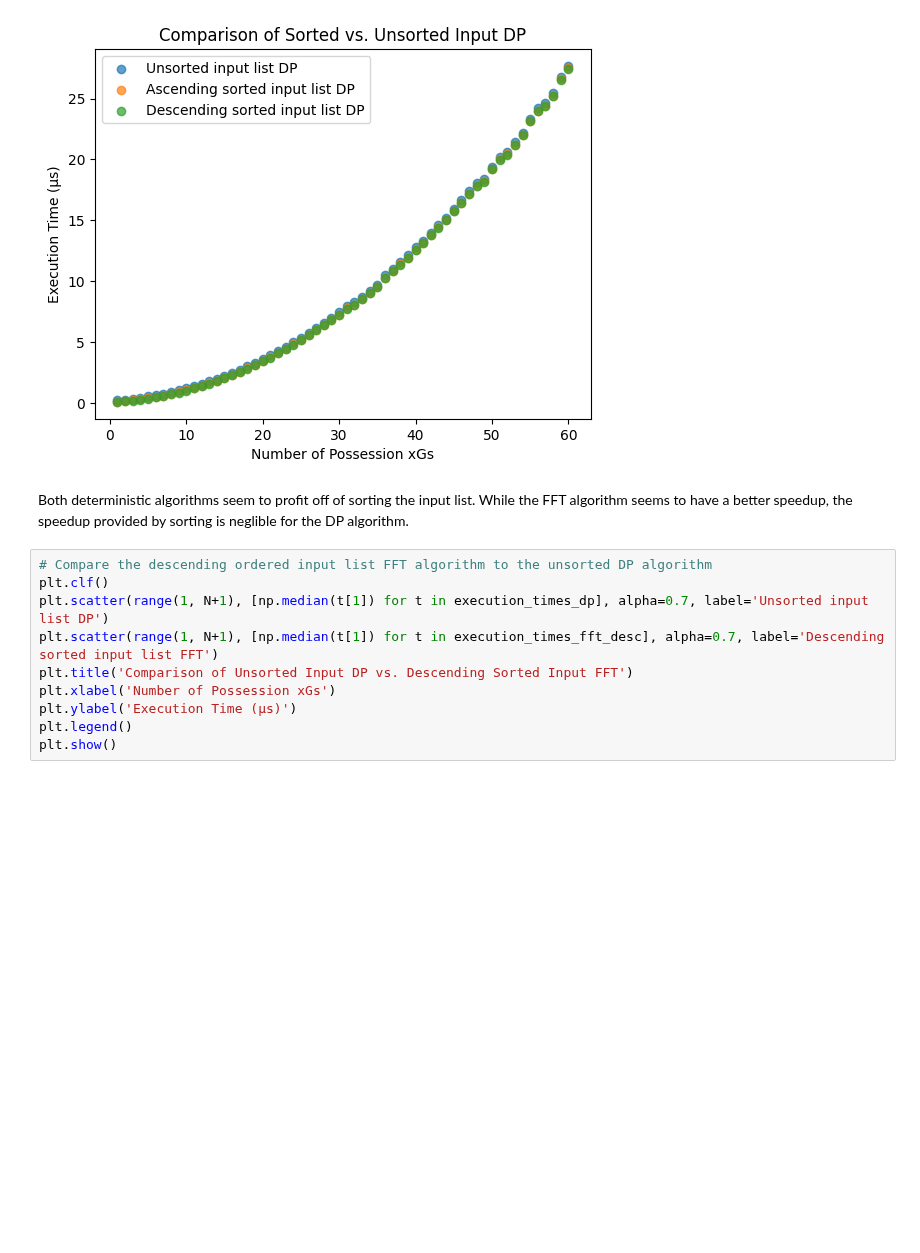
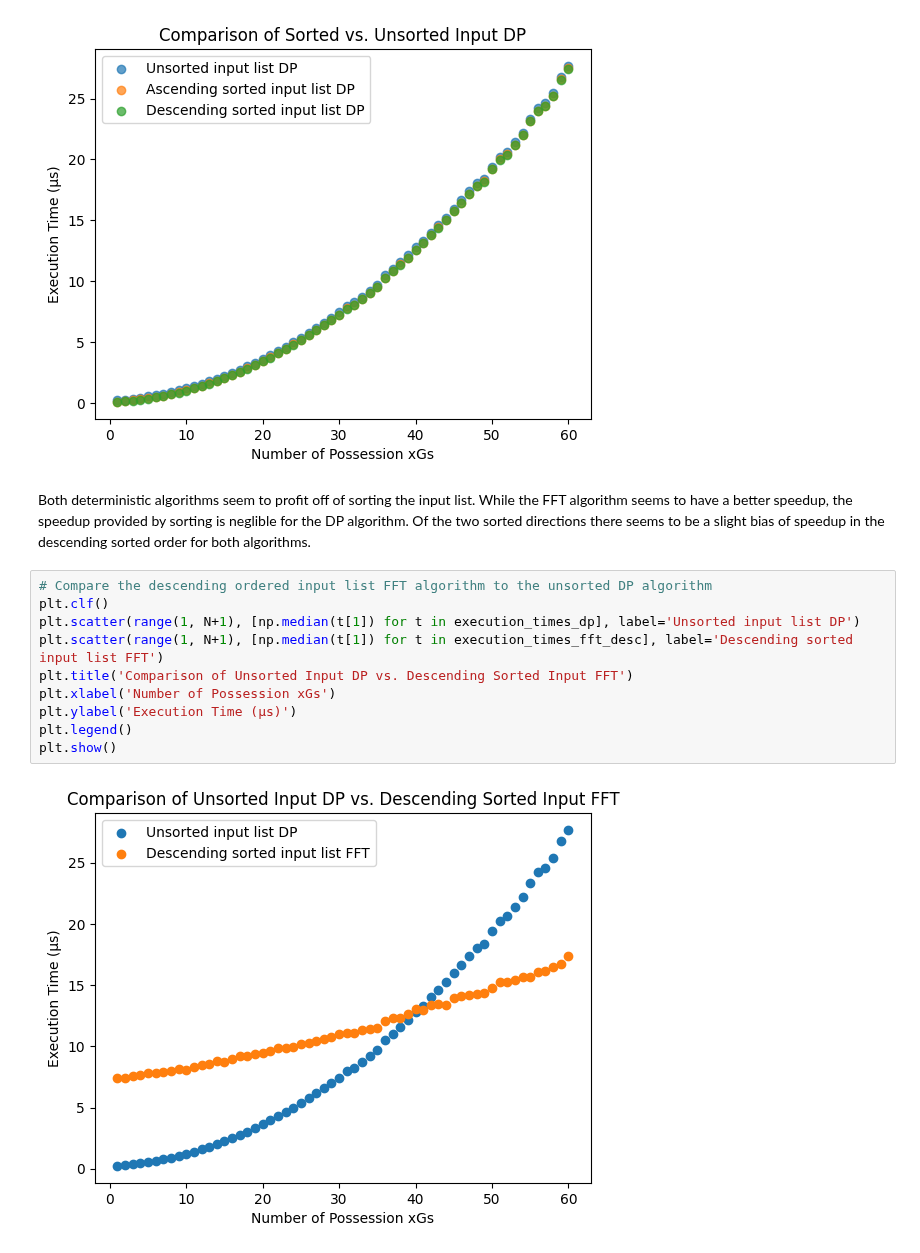
Before and after one commit to StrikerBadger/bachelor-thesis, a Jupyter notebook: performance_analysis.ipynb, the cells around one changed output. Cells and saved outputs as stored; diff of their text form; blank space fills up the shorter version.

```diff
--- a/performance_analysis.ipynb
+++ b/performance_analysis.ipynb
@@ -368,14 +368,16 @@ plt.show()
 # %% [output]
 [figure]
 # %% [markdown]
-Both deterministic algorithms seem to profit off of sorting the input list. While the FFT algorithm seems to have a better speedup, the speedup provided by sorting is neglible for the DP algorithm.
+Both deterministic algorithms seem to profit off of sorting the input list. While the FFT algorithm seems to have a better speedup, the speedup provided by sorting is neglible for the DP algorithm. Of the two sorted directions there seems to be a slight bias of speedup in the descending sorted order for both algorithms.
 # %%
 # Compare the descending ordered input list FFT algorithm to the unsorted DP algorithm
 plt.clf()
-plt.scatter(range(1, N+1), [np.median(t[1]) for t in execution_times_dp], alpha=0.7, label='Unsorted input list DP')
-plt.scatter(range(1, N+1), [np.median(t[1]) for t in execution_times_fft_desc], alpha=0.7, label='Descending sorted input list FFT')
+plt.scatter(range(1, N+1), [np.median(t[1]) for t in execution_times_dp], label='Unsorted input list DP')
+plt.scatter(range(1, N+1), [np.median(t[1]) for t in execution_times_fft_desc], label='Descending sorted input list FFT')
 plt.title('Comparison of Unsorted Input DP vs. Descending Sorted Input FFT')
 plt.xlabel('Number of Possession xGs')
 plt.ylabel('Execution Time (µs)')
 plt.legend()
 plt.show()
+# %% [output]
+[figure, added]
```
Also changed, not shown: parts of 1 cell of this notebook, 1 other file.
